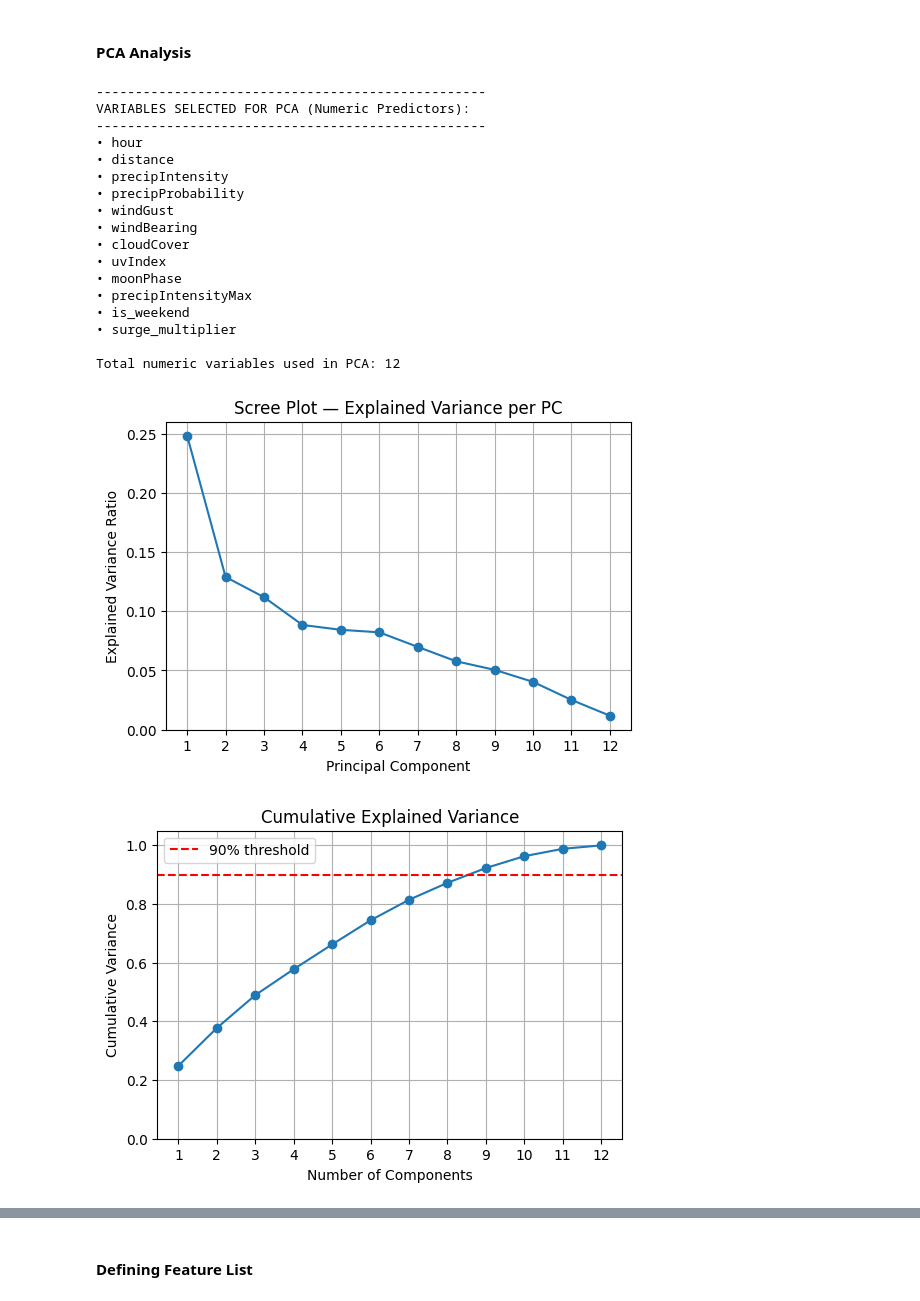
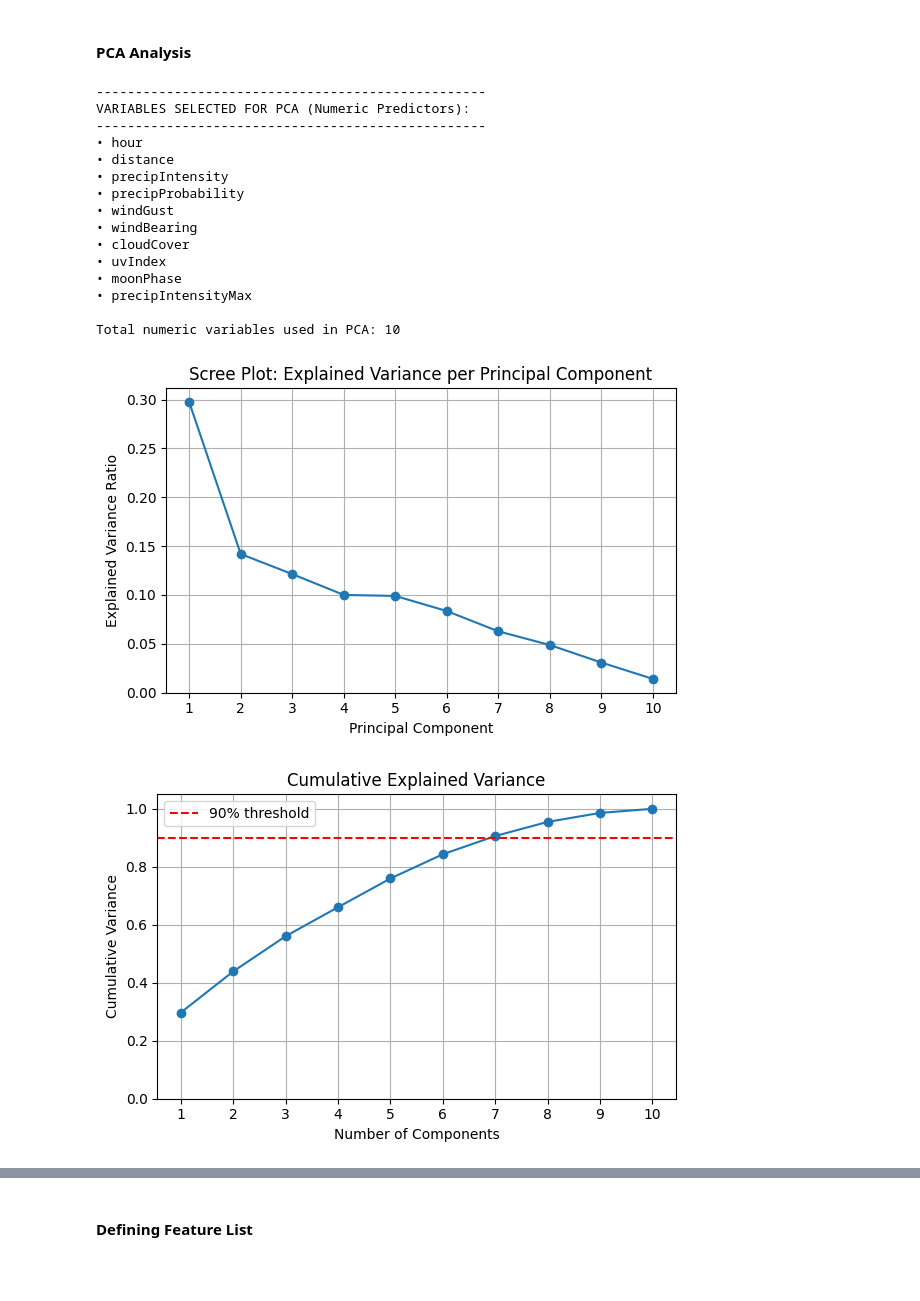
Before and after one commit to ProntoSbinalla/CIS-508-Final-Project, a Jupyter notebook: notebooks/CIS 508 - Final Project.ipynb, the cells around one changed output, grey strips where cells are left out. Saved outputs shown, nothing was run; the diff lists cells and outputs as text; code cells hidden in the pictures; blank space fills up the shorter version.

```diff
--- a/notebooks/CIS 508 - Final Project.ipynb
+++ b/notebooks/CIS 508 - Final Project.ipynb
@@ -416,19 +517,11 @@ while True:
 
     iteration += 1
 
-# ---- MANUALLY RE-ADD SURGE_MULTIPLIER ----
-print("\nRe-adding surge_multiplier (important business feature)")
-
-df_vif["surge_multiplier"] = df_clean["surge_multiplier"]
-
-if "surge_multiplier" not in numeric_cols:
-    numeric_cols.append("surge_multiplier")
-
-print("\nFinal numeric features after VIF filtering + surge_multiplier restored:")
+print("\nFinal numeric features after VIF filtering:")
 print(numeric_cols)
 
 # ---- FINAL VIF TABLE ----
-print("\nRecomputing VIF including surge_multiplier:")
+print("\nRecomputing VIF with final numeric feature set:")
 final_vif_df = compute_vif(df_vif, numeric_cols)
 display(final_vif_df)
 
@@ -566,6 +659,7 @@ print("\n--------------------------------------------------")
 print("VARIABLES SELECTED FOR PCA (Numeric Predictors):")
 print("--------------------------------------------------")
 
+# Use the final numeric features from the VIF step
 numeric_cols_final = [
     "hour",
     "distance",
@@ -577,8 +671,6 @@ numeric_cols_final = [
     "uvIndex",
     "moonPhase",
     "precipIntensityMax",
-    "is_weekend",
-    "surge_multiplier",  # manually restored
 ]
 
 for col in numeric_cols_final:
@@ -609,43 +701,45 @@ cum_var = np.cumsum(explained_var)
 # 3. SCREE PLOT
 # -----------------------------------------------------------
 
-plt.figure(figsize=(6,4))
-plt.plot(range(1, len(explained_var)+1), explained_var, marker="o")
-plt.title("Scree Plot — Explained Variance per PC")
+plt.figure(figsize=(6, 4))
+plt.plot(range(1, len(explained_var) + 1), explained_var, marker="o")
+plt.title("Scree Plot: Explained Variance per Principal Component")
 plt.xlabel("Principal Component")
 plt.ylabel("Explained Variance Ratio")
-plt.xticks(range(1, len(explained_var)+1))
+plt.xticks(range(1, len(explained_var) + 1))
 plt.grid(True)
+plt.tight_layout()
 plt.show()
 
 # -----------------------------------------------------------
 # 4. CUMULATIVE VARIANCE PLOT
 # -----------------------------------------------------------
 
-plt.figure(figsize=(6,4))
-plt.plot(range(1, len(cum_var)+1), cum_var, marker="o")
+plt.figure(figsize=(6, 4))
+plt.plot(range(1, len(cum_var) + 1), cum_var, marker="o")
 plt.axhline(0.90, linestyle="--", color="red", label="90% threshold")
 plt.title("Cumulative Explained Variance")
 plt.xlabel("Number of Components")
 plt.ylabel("Cumulative Variance")
 plt.ylim(0, 1.05)
-plt.xticks(range(1, len(cum_var)+1))
+plt.xticks(range(1, len(cum_var) + 1))
 plt.grid(True)
 plt.legend()
+plt.tight_layout()
 plt.show()
 
 # Show variance numbers
-print("\nExplained variance + cumulative variance per component:")
+print("\nExplained variance and cumulative variance per component:")
 for i, (v, cv) in enumerate(zip(explained_var, cum_var), start=1):
-    print(f"PC{i}: variance={v:.4f}, cumulative={cv:.4f}")
+    print(f"PC{i}: variance = {v:.4f}, cumulative = {cv:.4f}")
 
 # -----------------------------------------------------------
-# 5. DETERMINE NUMBER OF COMPONENTS FOR 90% VARIANCE
+# 5. DETERMINE NUMBER OF COMPONENTS FOR 90 PERCENT VARIANCE
 # -----------------------------------------------------------
 
 threshold = 0.90
 n_components_90 = np.searchsorted(cum_var, threshold) + 1
-print(f"\nNumber of PCs required to reach 90% variance: {n_components_90}")
+print(f"\nNumber of PCs required to reach 90 percent variance: {n_components_90}")
 
 # -----------------------------------------------------------
 # 6. REFIT PCA WITH THE SELECTED NUMBER OF COMPONENTS
@@ -654,39 +748,37 @@ print(f"\nNumber of PCs required to reach 90% variance: {n_components_90}")
 pca_final = PCA(n_components=n_components_90)
 X_pca_final = pca_final.fit_transform(X_scaled)
 
-print("\nShape of PCA-transformed data:", X_pca_final.shape)
+print("\nShape of PCA transformed data:", X_pca_final.shape)
 
 # -----------------------------------------------------------
 # 7. FEATURE IMPORTANCE VIA PCA LOADINGS
 # -----------------------------------------------------------
 
 loadings = pd.DataFrame(
     pca_final.components_.T,
     index=numeric_cols_final,
-    columns=[f"PC{i}" for i in range(1, n_components_90 + 1)]
+    columns=[f"PC{i}" for i in range(1, n_components_90 + 1)],
 )
 
 importance = loadings.abs().mean(axis=1).sort_values(ascending=False)
 
-print("\nFeature importance based on average PCA loadings:")
+print("\nFeature importance based on average absolute PCA loadings:")
 display(importance)
 # %% [output]
 --------------------------------------------------
 VARIABLES SELECTED FOR PCA (Numeric Predictors):
 --------------------------------------------------
 • hour
 • distance
 • precipIntensity
 • precipProbability
 • windGust
 • windBearing
 • cloudCover
 • uvIndex
 • moonPhase
 • precipIntensityMax
-• is_weekend
-• surge_multiplier
 
-Total numeric variables used in PCA: 12
+Total numeric variables used in PCA: 10
-[figure, old version]
+[figure, new version]
-[figure, old version]
+[figure, new version]
```
Also changed, not shown: parts of 36 cells of this notebook, 1 other file.
